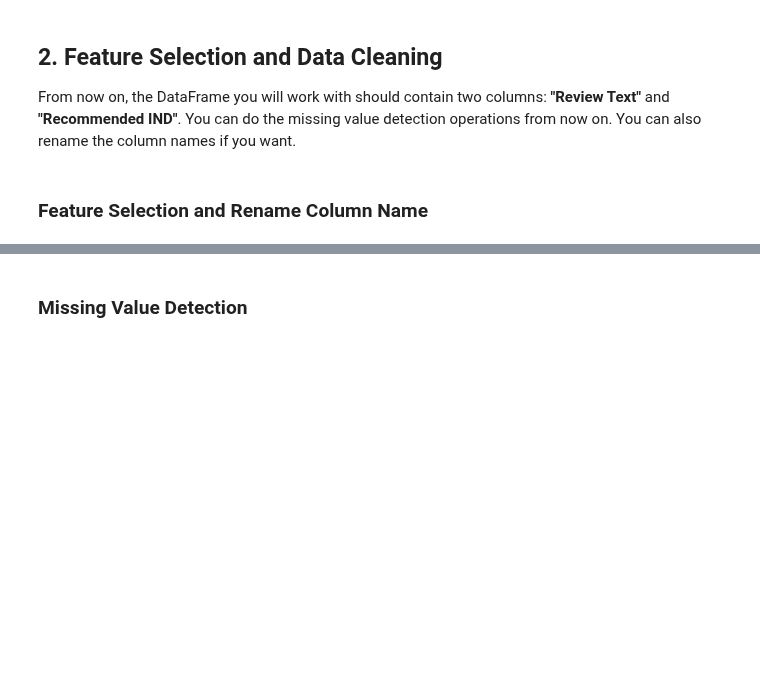
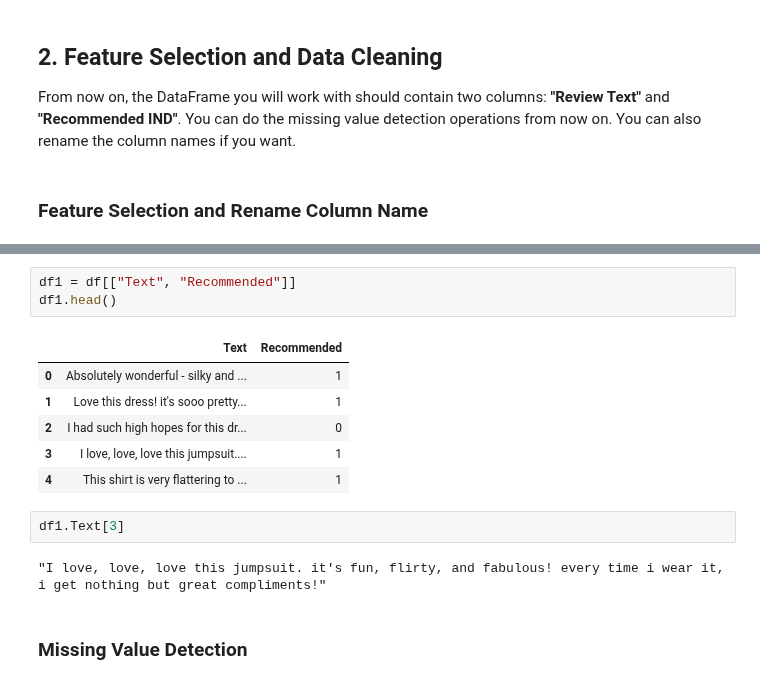
Before and after one commit to fidanfatih/Natural-Language-Processing, a Jupyter notebook: Project/Sentiment Analysis/NLP Sentiment Analysis Project Student V1.ipynb, the cells around one changed output, grey strips where cells are left out. Drawn from its saved outputs; the diff is of its cells as text; blank space fills up the shorter version.

```diff
--- a/Project/Sentiment Analysis/NLP Sentiment Analysis Project Student V1.ipynb
+++ b/Project/Sentiment Analysis/NLP Sentiment Analysis Project Student V1.ipynb
@@ -194,5 +194,19 @@ df.head()
 | 2 | 2 | 1077 | 60 | Some major design flaws | I had such high hopes for this dr... | 3 | 0 | 0 | ... |
 | 3 | 3 | 1049 | 50 | My favorite buy! | I love, love, love this jumpsuit.... | 5 | 1 | 0 | ... |
 | 4 | 4 | 847 | 47 | Flattering shirt | This shirt is very flattering to ... | 5 | 1 | 6 | ... |
+# %%
+df1 = df[["Text", "Recommended"]]
+df1.head()
+# %% [output]
+|  | Text | Recommended |
+| 0 | Absolutely wonderful - silky and ... | 1 |
+| 1 | Love this dress! it's sooo pretty... | 1 |
+| 2 | I had such high hopes for this dr... | 0 |
+| 3 | I love, love, love this jumpsuit.... | 1 |
+| 4 | This shirt is very flattering to ... | 1 |
+# %%
+df1.Text[3]
+# %% [output]
+"I love, love, love this jumpsuit. it's fun, flirty, and fabulous! every time i wear it, i get nothing but great compliments!"
 # %% [markdown]
 ### Missing Value Detection
```
Also changed, not shown: parts of 19 cells of this notebook, 2 other files.
